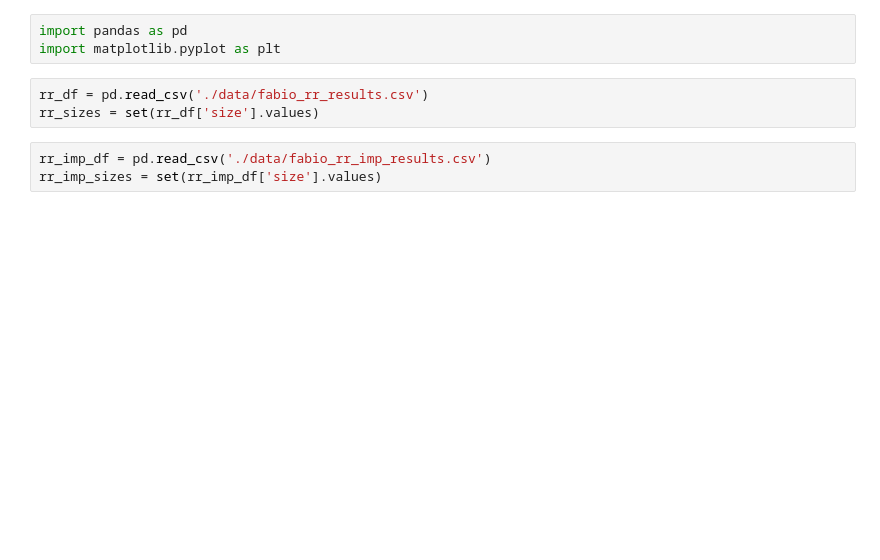
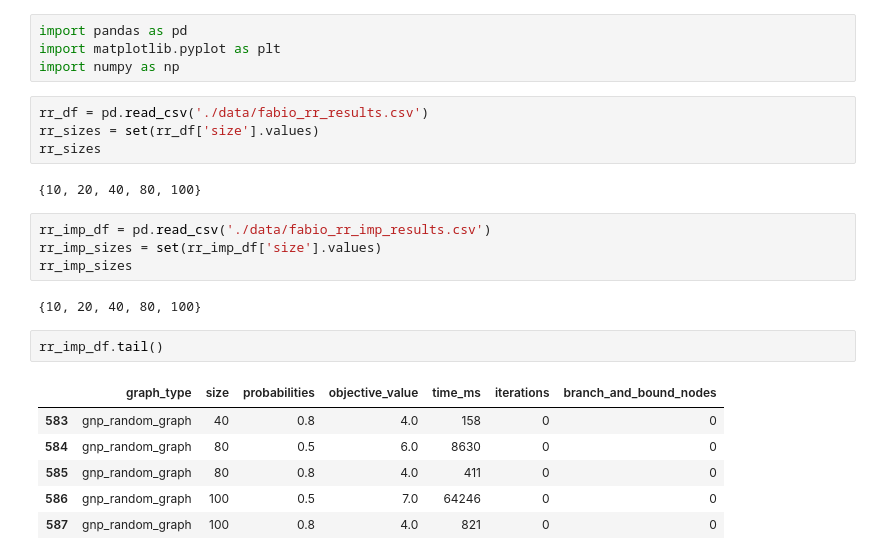
Before and after one commit to R-Stanz/Roman_Domination-ILP, a Jupyter notebook: data_analysis.ipynb, the cells around one changed output. Saved outputs shown, nothing was run; the diff lists cells and outputs as text; blank space fills up the shorter version.

```diff
--- a/data_analysis.ipynb
+++ b/data_analysis.ipynb
@@ -1,12 +1,28 @@
 # %%
 import pandas as pd
 import matplotlib.pyplot as plt
+import numpy as np
 # %%
 rr_df = pd.read_csv('./data/fabio_rr_results.csv')
 rr_sizes = set(rr_df['size'].values)
+rr_sizes
+# %% [output]
+{10, 20, 40, 80, 100}
 # %%
 rr_imp_df = pd.read_csv('./data/fabio_rr_imp_results.csv')
 rr_imp_sizes = set(rr_imp_df['size'].values)
+rr_imp_sizes
+# %% [output]
+{10, 20, 40, 80, 100}
+# %%
+rr_imp_df.tail()
+# %% [output]
+|  | graph_type | size | probabilities | objective_value | time_ms | iterations | branch_and_bound_nodes |
+| 583 | gnp_random_graph | 40 | 0.8 | 4.0 | 158 | 0 | 0 |
+| 584 | gnp_random_graph | 80 | 0.5 | 6.0 | 8630 | 0 | 0 |
+| 585 | gnp_random_graph | 80 | 0.8 | 4.0 | 411 | 0 | 0 |
+| 586 | gnp_random_graph | 100 | 0.5 | 7.0 | 64246 | 0 | 0 |
+| 587 | gnp_random_graph | 100 | 0.8 | 4.0 | 821 | 0 | 0 |
 # %%
 def time_hist_by_type():
     for rr_size in rr_sizes:
```
Also changed, not shown: parts of 10 cells of this notebook.
